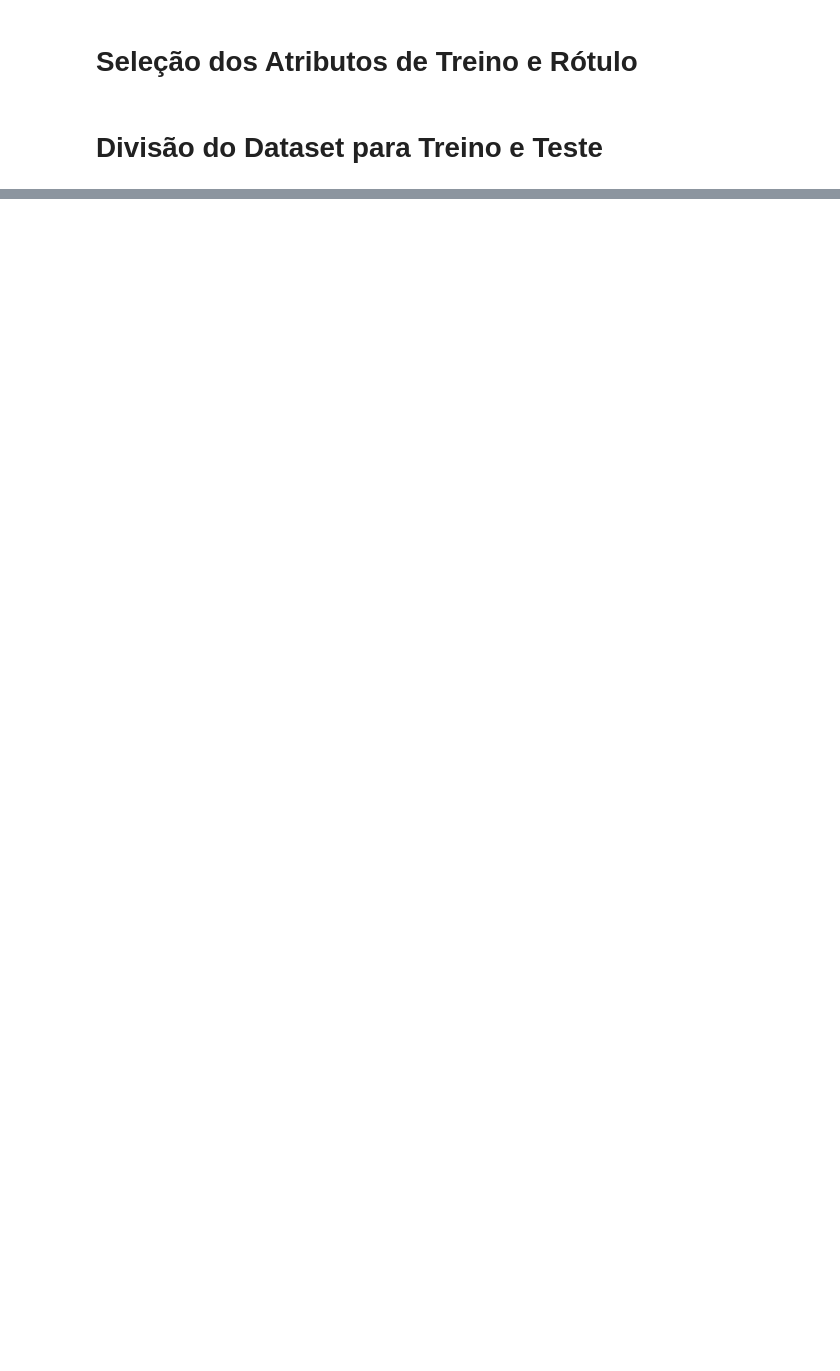
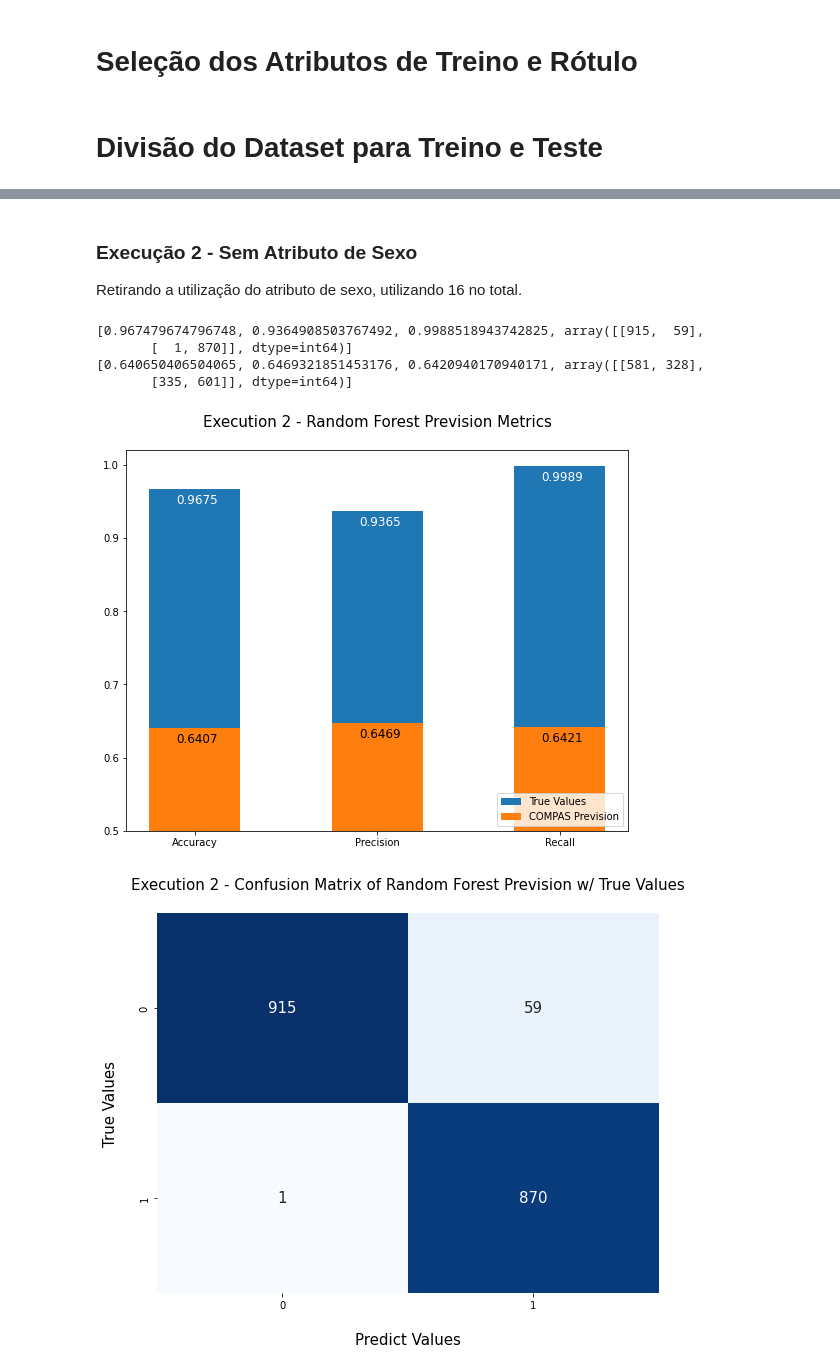
Before and after one commit to rodolfobolconte/fairness-testing, a Jupyter notebook: compas-tests/dataset-fit-and-predict.ipynb, the cells around one changed output, grey strips where cells are left out. Drawn from its saved outputs; the diff is of its cells as text; code cells hidden in the pictures; blank space fills up the shorter version.

```diff
--- a/compas-tests/dataset-fit-and-predict.ipynb
+++ b/compas-tests/dataset-fit-and-predict.ipynb
@@ -373,0 +285,37 @@ Text(60.0, 0.5, 'True Values\n')
+# %% [markdown]
+### Execução 2 - Sem Atributo de Sexo
+
+Retirando a utilização do atributo de sexo, utilizando 16 no total.
+# %%
+# rf = RandomForestClassifier()
+# gb = GradientBoostingClassifier()
+
+# features = ['age', 'race', 'juv_fel_count', 'decile_score', 'juv_misd_count', 'juv_other_count', 'priors_count', 'days_b_screening_arrest', 'c_charge_degree', 'is_recid', 'r_charge_degree', 'r_days_from_arrest', 'is_violent_recid', 'vr_charge_degree', 'prison_days', 'custody_days']
+
+# rf.fit(train_x[features], train_y)
+# gb.fit(train_x[features], train_y)
+
+# ex2_prev_rf = rf.predict(test_x[features])
+# ex2_prev_gb = gb.predict(test_x[features])
+
+ex2_features = ['age', 'race', 'juv_fel_count', 'decile_score', 'juv_misd_count', 'juv_other_count', 'priors_count', 'days_b_screening_arrest', 'c_charge_degree', 'is_recid', 'r_charge_degree', 'r_days_from_arrest', 'is_violent_recid', 'vr_charge_degree', 'prison_days', 'custody_days']
+
+ex2_metrics_prevision, ex2_metrics_compas = fit_predict(split_dataset, ex2_features)
+
+print(ex2_metrics_prevision)
+print(ex2_metrics_compas)
+
+plot_bar_graph('Execution 2 - Random Forest Prevision Metrics',
+                ex2_metrics_prevision,
+                ex2_metrics_compas)
+plot_confusion_matrix_graph('Execution 2 - Confusion Matrix of Random Forest Prevision w/ True Values',
+                            ex2_metrics_prevision[3])
+plot_confusion_matrix_graph('Execution 2 - Confusion Matrix of Random Forest Prevision w/ COMPAS Prevision',
+                            ex2_metrics_compas[3])
+# %% [output]
+[0.967479674796748, 0.9364908503767492, 0.9988518943742825, array([[915,  59],
+       [  1, 870]], dtype=int64)]
+[0.640650406504065, 0.6469321851453176, 0.6420940170940171, array([[581, 328],
+       [335, 601]], dtype=int64)]
+[figure, added]
+[figure, added]
```
Also changed, not shown: parts of 62 cells of this notebook, 5 other files.
